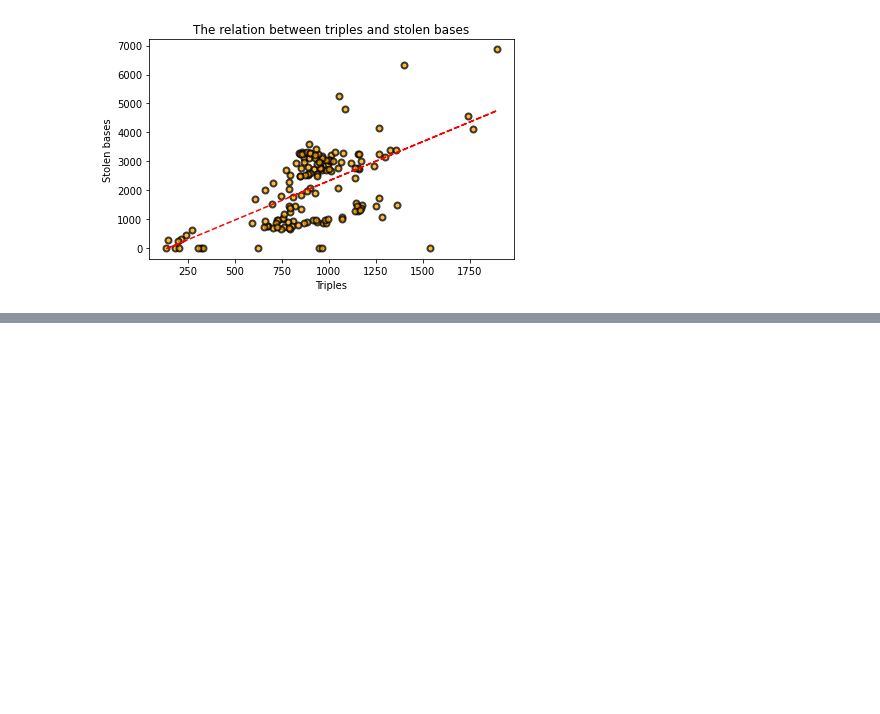
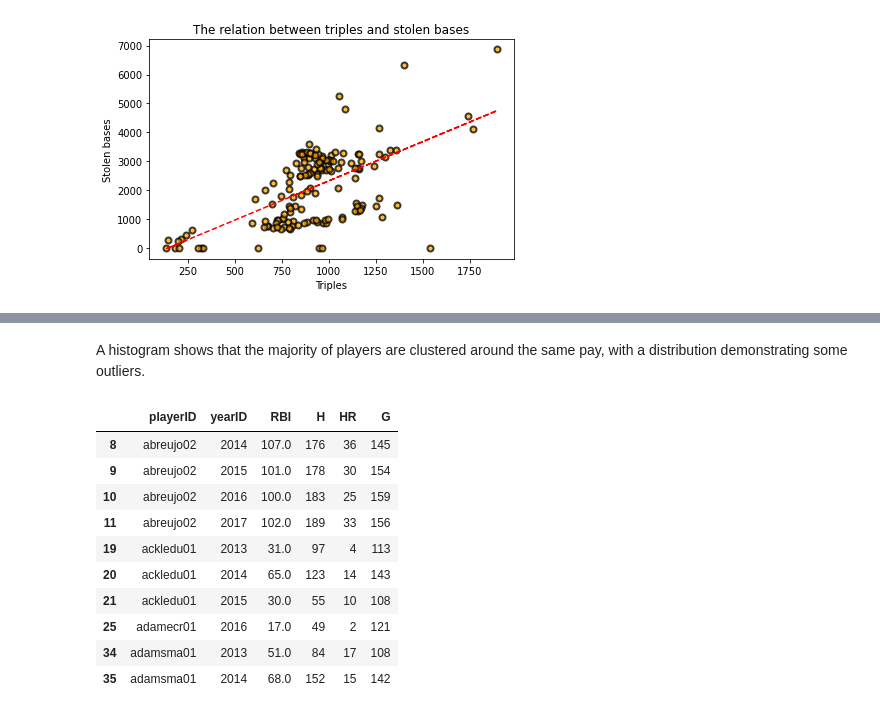
Before and after one commit to rcortezk9/DSProject2, a Jupyter notebook: DSProject2.ipynb, the cells around one changed output, grey strips where cells are left out. Drawn from its saved outputs; the diff is of its cells as text; code cells hidden in the pictures; blank space fills up the shorter version.

```diff
--- a/DSProject2.ipynb
+++ b/DSProject2.ipynb
@@ -163,0 +178,25 @@ plt.show()
+# %% [markdown]
+<p>A histogram shows that the majority of players are clustered around the same pay,
+with a distribution demonstrating some outliers.</p>
+# %%
+# Create a dataframe that only shows that stats we want to work with
+# Also going ot use 5 year time period.
+years_to_examine = [2013, 2014, 2015, 2016, 2017]
+batting_df = batting[['playerID', 'yearID', 'RBI', 'H', 'HR', 'G']]
+batting_df = batting_df[batting_df['yearID'].isin(years_to_examine)]
+batting_df = batting_df.groupby(['playerID', 'yearID'], as_index=False).sum()
+# Wanted to only look at those players to are considered to have play a full season
+batting_df = batting_df[batting_df['G'] > 100]
+display(batting_df.head(10))
+# %% [output]
+|  | playerID | yearID | RBI | H | HR | G |
+| 8 | abreujo02 | 2014 | 107.0 | 176 | 36 | 145 |
+| 9 | abreujo02 | 2015 | 101.0 | 178 | 30 | 154 |
+| 10 | abreujo02 | 2016 | 100.0 | 183 | 25 | 159 |
+| 11 | abreujo02 | 2017 | 102.0 | 189 | 33 | 156 |
+| 19 | ackledu01 | 2013 | 31.0 | 97 | 4 | 113 |
+| 20 | ackledu01 | 2014 | 65.0 | 123 | 14 | 143 |
+| 21 | ackledu01 | 2015 | 30.0 | 55 | 10 | 108 |
+| 25 | adamecr01 | 2016 | 17.0 | 49 | 2 | 121 |
+| 34 | adamsma01 | 2013 | 51.0 | 84 | 17 | 108 |
+| 35 | adamsma01 | 2014 | 68.0 | 152 | 15 | 142 |
```
Also changed, not shown: parts of 7 cells of this notebook, 1 other file.
